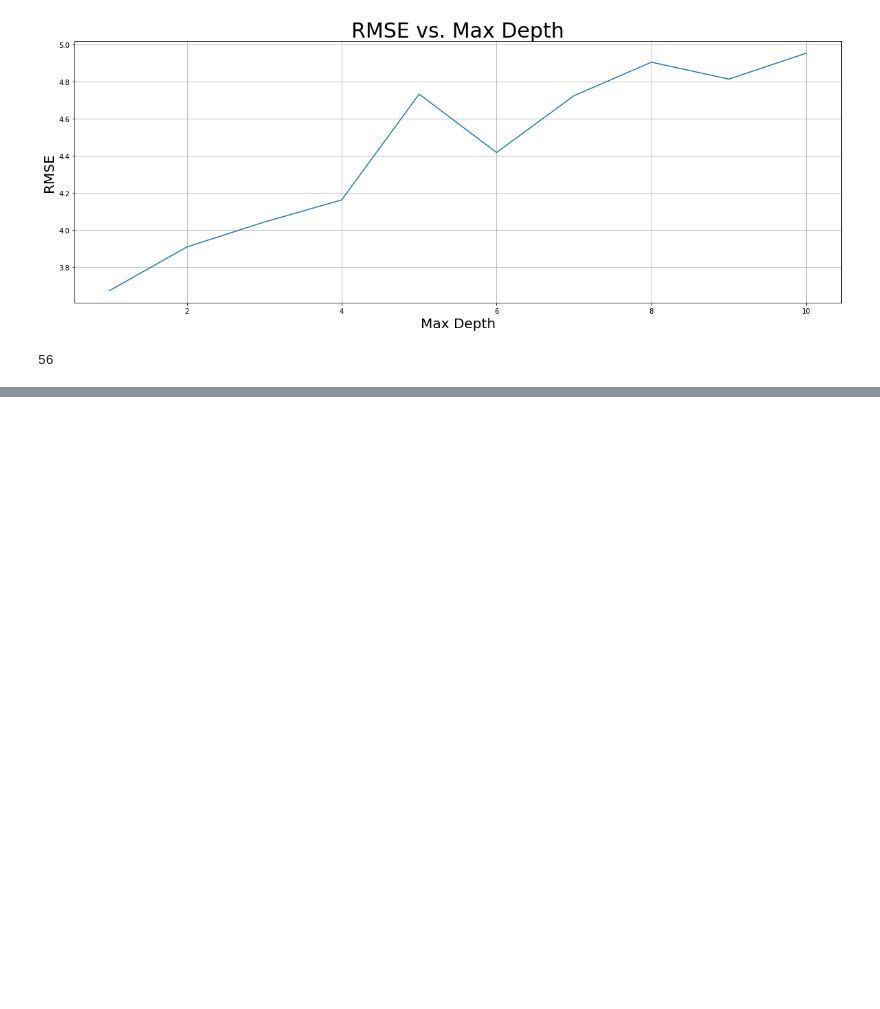
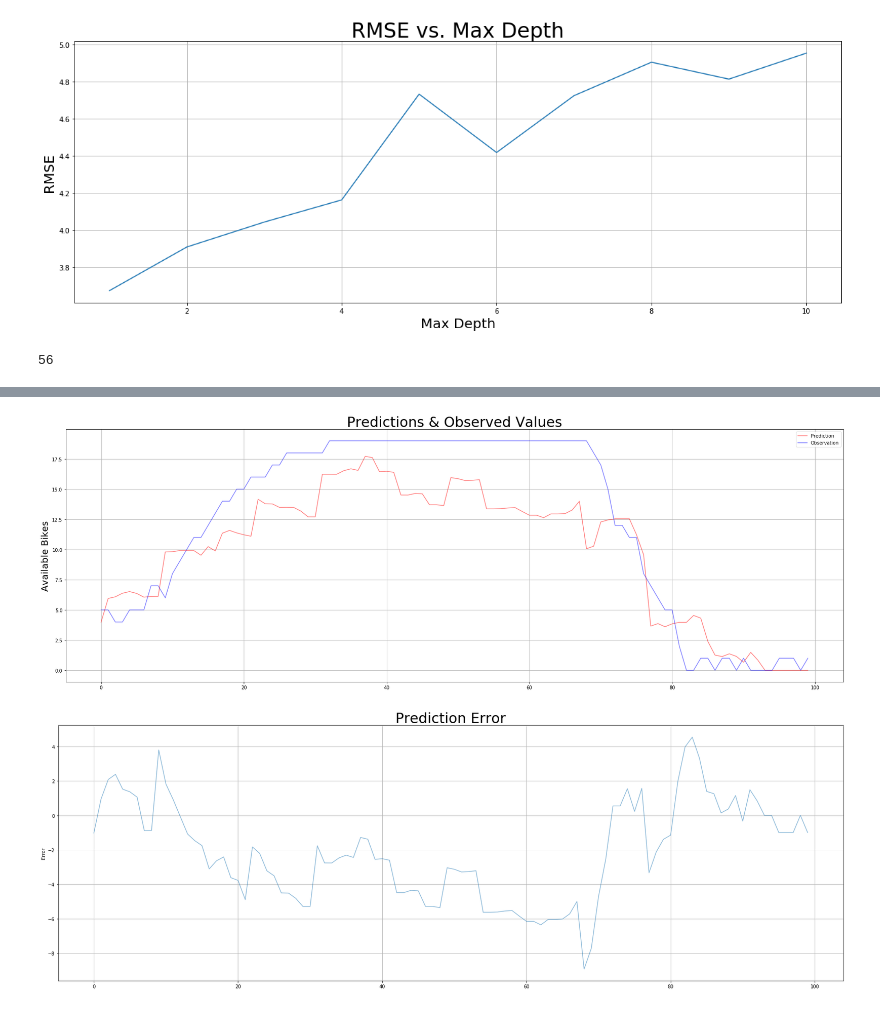
Before and after one commit to seprojectgroup19/main, a Jupyter notebook: XGBoost Testing.ipynb, the cells around one changed output, grey strips where cells are left out. Drawn from its saved outputs; the diff is of its cells as text; code cells hidden in the pictures; blank space fills up the shorter version.

```diff
--- a/XGBoost Testing.ipynb
+++ b/XGBoost Testing.ipynb
@@ -94,11 +94,3 @@ def plot_feature_importance(model):
     ax1.set_title('Feature importance (importance_type=\'weight\')')
     ax2.set_title('Feature importance (importance_type=\'cover\')')
     ax3.set_title('Feature importance (importance_type=\'gain\')')
-# %%
-def plot_errors(model, predictors):
-    """
-    model must be a valid XGB model
-    inputs must be a xgb.DMatrix object, create from data using 'inputs = xgb.DMatrix(data)'
-    """
-    inputs = xgb.DMatrix(predictors)
-    predictions = model.predict(inputs)
@@ -539,0 +671,8 @@ print(scores.index(min(scores[:100])))
+# %%
+test_inputs = data.loc[data.shape[0]-100:]
+test_outputs = station.loc[station.shape[0]-100:].available_bikes
+test_outputs = test_outputs.reset_index().drop('index', axis=1)
+plot_errors(testing_model, test_inputs, test_outputs, station)
+# %% [output]
+[figure, added]
+[figure, added]
```
Also changed, not shown: parts of 16 cells of this notebook.
